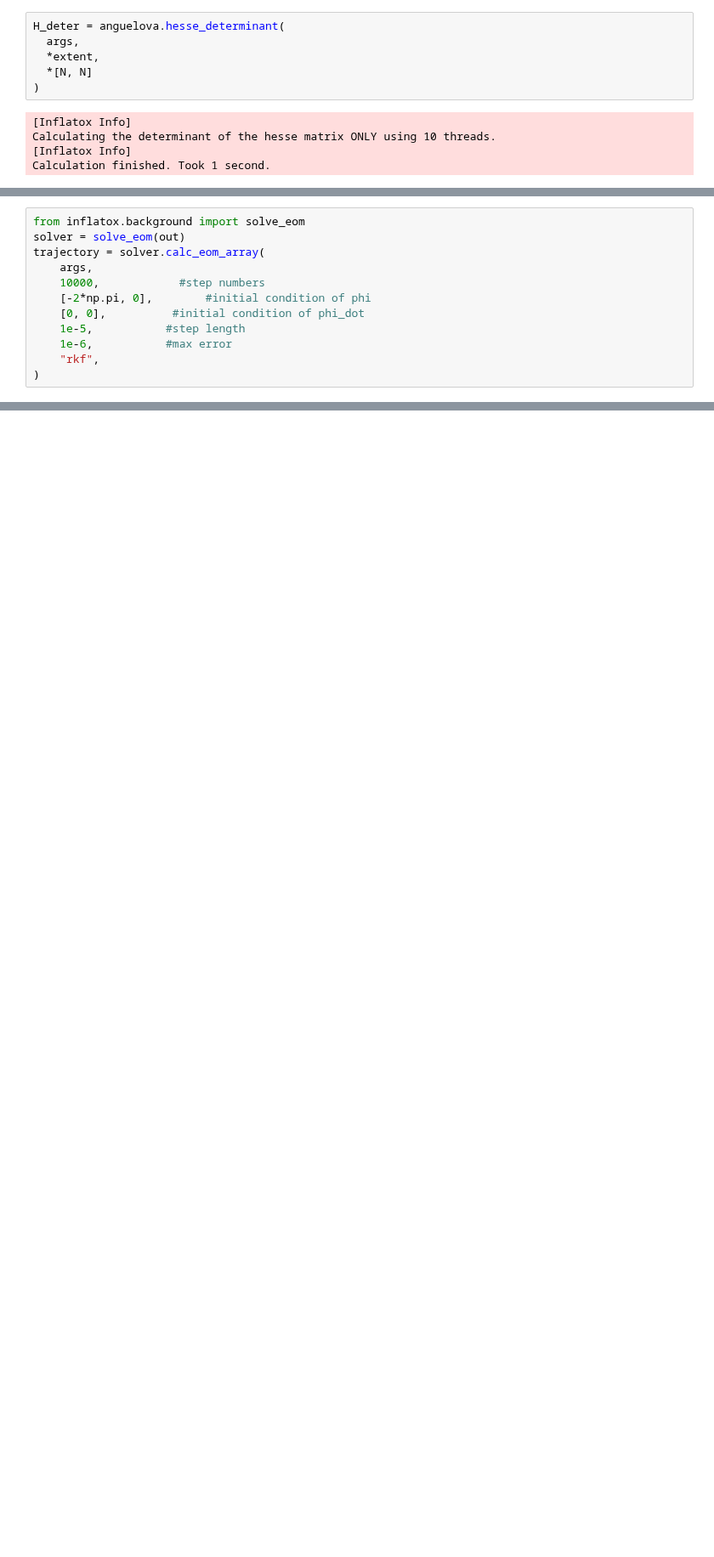
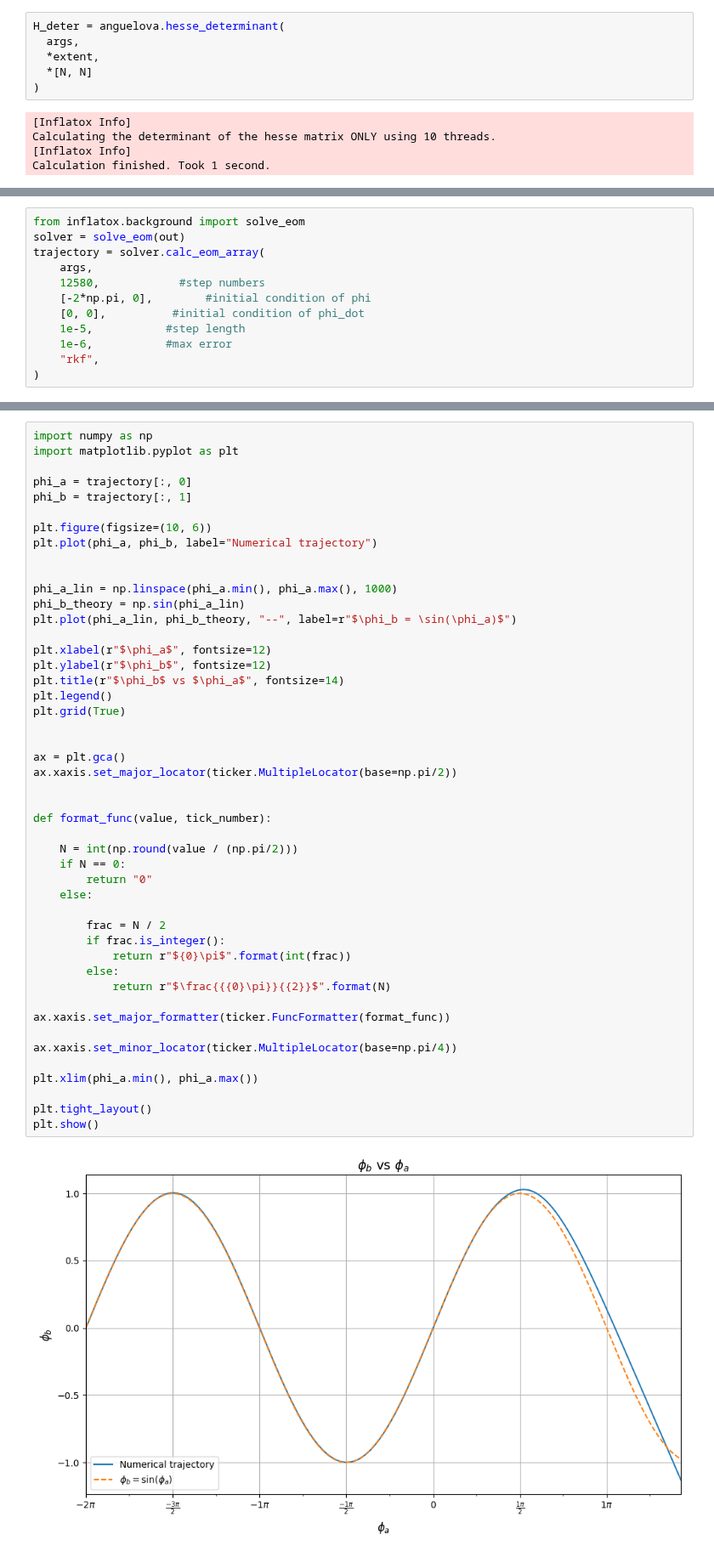
Before and after one commit to smups/inflatox, a Jupyter notebook: test.ipynb, the cells around one changed output, grey strips where cells are left out. Shown at 85% size. Cells and saved outputs as stored; diff of their text form; blank space fills up the shorter version.

```diff
--- a/test.ipynb
+++ b/test.ipynb
@@ -170,7 +197,7 @@ from inflatox.background import solve_eom
 solver = solve_eom(out)
 trajectory = solver.calc_eom_array(
     args,
-    10000,            #step numbers
+    12580,            #step numbers
     [-2*np.pi, 0],        #initial condition of phi
     [0, 0],          #initial condition of phi_dot
     1e-5,           #step length
@@ -202,0 +207,49 @@ plt.show()
+# %%
+import numpy as np
+import matplotlib.pyplot as plt
+
+phi_a = trajectory[:, 0]
+phi_b = trajectory[:, 1]
+
+plt.figure(figsize=(10, 6))
+plt.plot(phi_a, phi_b, label="Numerical trajectory")
+
+
+phi_a_lin = np.linspace(phi_a.min(), phi_a.max(), 1000)
+phi_b_theory = np.sin(phi_a_lin)
+plt.plot(phi_a_lin, phi_b_theory, "--", label=r"$\phi_b = \sin(\phi_a)$")
+
+plt.xlabel(r"$\phi_a$", fontsize=12)
+plt.ylabel(r"$\phi_b$", fontsize=12)
+plt.title(r"$\phi_b$ vs $\phi_a$", fontsize=14)
+plt.legend()
+plt.grid(True)
+
+
+ax = plt.gca()
+ax.xaxis.set_major_locator(ticker.MultipleLocator(base=np.pi/2))
+
+
+def format_func(value, tick_number):
+
+    N = int(np.round(value / (np.pi/2)))
+    if N == 0:
+        return "0"
+    else:
+
+        frac = N / 2
+        if frac.is_integer():
+            return r"${0}\pi$".format(int(frac))
+        else:
+            return r"$\frac{{{0}\pi}}{{2}}$".format(N)
+
+ax.xaxis.set_major_formatter(ticker.FuncFormatter(format_func))
+
+ax.xaxis.set_minor_locator(ticker.MultipleLocator(base=np.pi/4))
+
+plt.xlim(phi_a.min(), phi_a.max())
+
+plt.tight_layout()
+plt.show()
+# %% [output]
+[figure, added]
```
Also changed, not shown: parts of 4 cells of this notebook.
